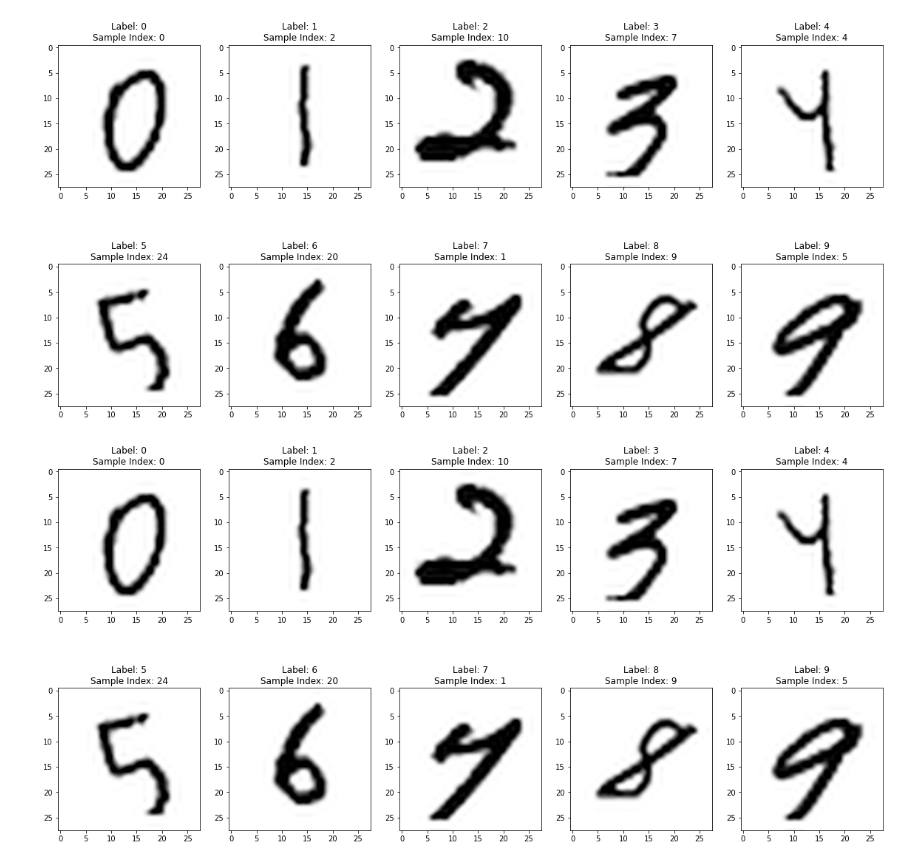
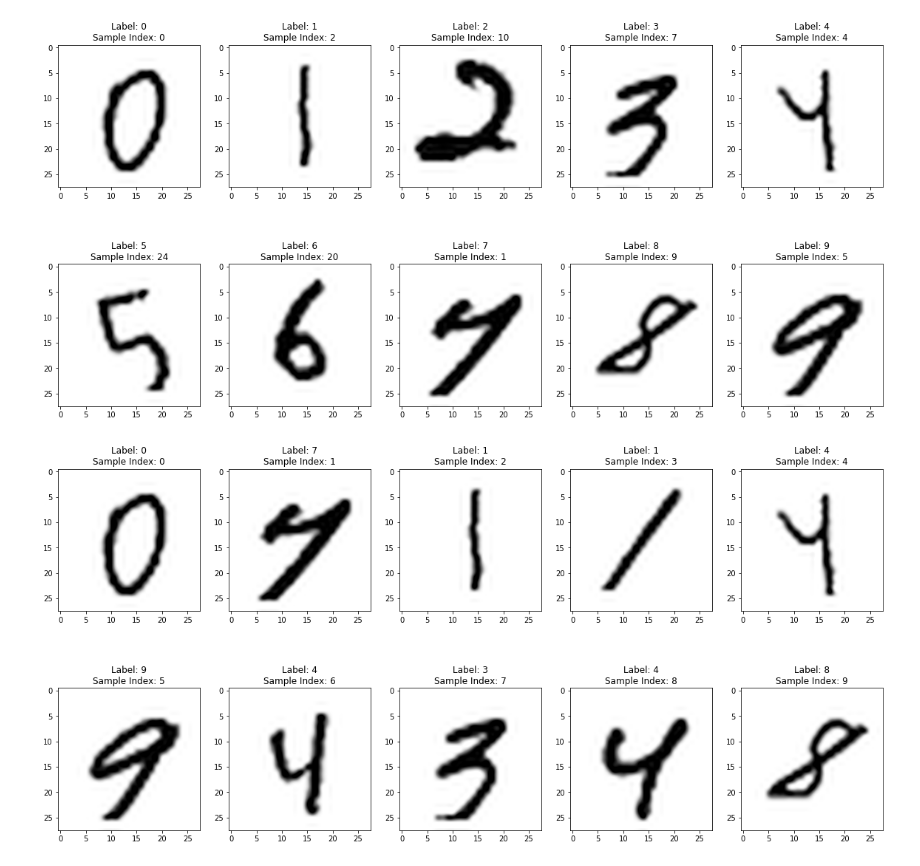
Before and after one commit to daddyjab/DL_Notes, a Jupyter notebook: 07-DL-CNN.ipynb, the cells around one changed output. Cells and saved outputs as stored; diff of their text form; code cells hidden in the pictures.

```diff
--- a/07-DL-CNN.ipynb
+++ b/07-DL-CNN.ipynb
@@ -177,9 +175,9 @@ n_disp = plot_examples( x_train_orig[1000:1100], y_train_orig[1000:1100], True)
 # %% [output]
 [figure]
 # %%
-n_disp = plot_examples( x_train[1000:1100].squeeze(), y_train[1000:1100], True)
+n_disp = plot_examples( x_train[1000:1010].squeeze(), y_train[1000:1010], False)
 # %% [output]
-[figure, old version]
+[figure, new version]
 # %%
 # Convert class vectors to binary class matrices
 y_train = keras.utils.to_categorical(y_train, num_classes)
```
Also changed, not shown: parts of 8 cells of this notebook, 15 other files.
